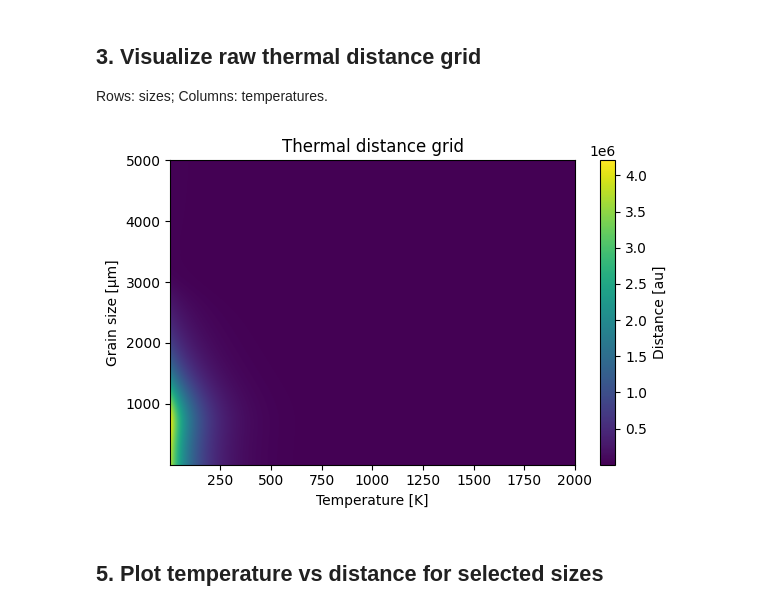
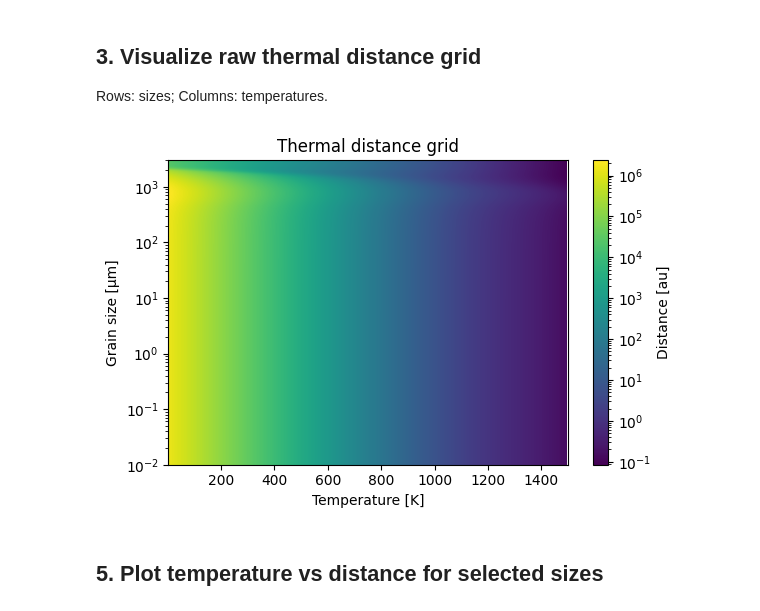
Before and after one commit to prioletp/pyGRaTer_alpha, a Jupyter notebook: examples/3_grain_temperatures.ipynb, the cells around one changed output. Saved outputs shown, nothing was run; the diff lists cells and outputs as text; code cells hidden in the pictures.

```diff
--- a/examples/grain_temperatures.ipynb
+++ b/examples/3_grain_temperatures.ipynb
@@ -21,11 +21,11 @@ import matplotlib.pyplot as plt
 import numpy as np
 # %%
 # Create grain (loads Q tables) and star (loads spectrum + properties)
-grain = stgr.Grain(redo_Q=False)
+grain = stgr.Grain(redo_Q=False, composition='astroSi')
 star = stgr.Star(star_name='HD113766')
 
 # Initialize GrainStar (loads or computes thermal distance grid)
-stargrain = stgr.GrainStar(grain, star, N_temp=500, redo_therm_dist=False)
+stargrain = stgr.GrainStar(grain, star, N_temp=1000, redo_therm_dist=True)
 # %% [output]
 ============================================================
 CREATING GRAIN OBJECT
@@ -116,16 +87,21 @@ Min/Max T: 122.12773151322276 2003.0
 ## 3. Visualize raw thermal distance grid
 Rows: sizes; Columns: temperatures.
 # %%
+import matplotlib.colors as mcolors
+
 plt.figure(figsize=(6,4))
 plt.imshow(therm_dist, aspect='auto', origin='lower',
-           extent=[temp_range.min(), temp_range.max(), sizes.min(), sizes.max()])
+           extent=[temp_range.min(), temp_range.max(), sizes.min(), sizes.max()],
+           norm=mcolors.LogNorm())
 plt.colorbar(label='Distance [au]')
 plt.xlabel('Temperature [K]')
 plt.ylabel('Grain size [µm]')
 plt.title('Thermal distance grid')
+# plt.xscale('log')
+plt.yscale('log')
 plt.tight_layout()
 # %% [output]
-[figure, old version]
+[figure, new version]
 # %% [markdown]
 ## 5. Plot temperature vs distance for selected sizes
 # %%
```
Also changed, not shown: parts of 4 cells of this notebook, 12 other files.
